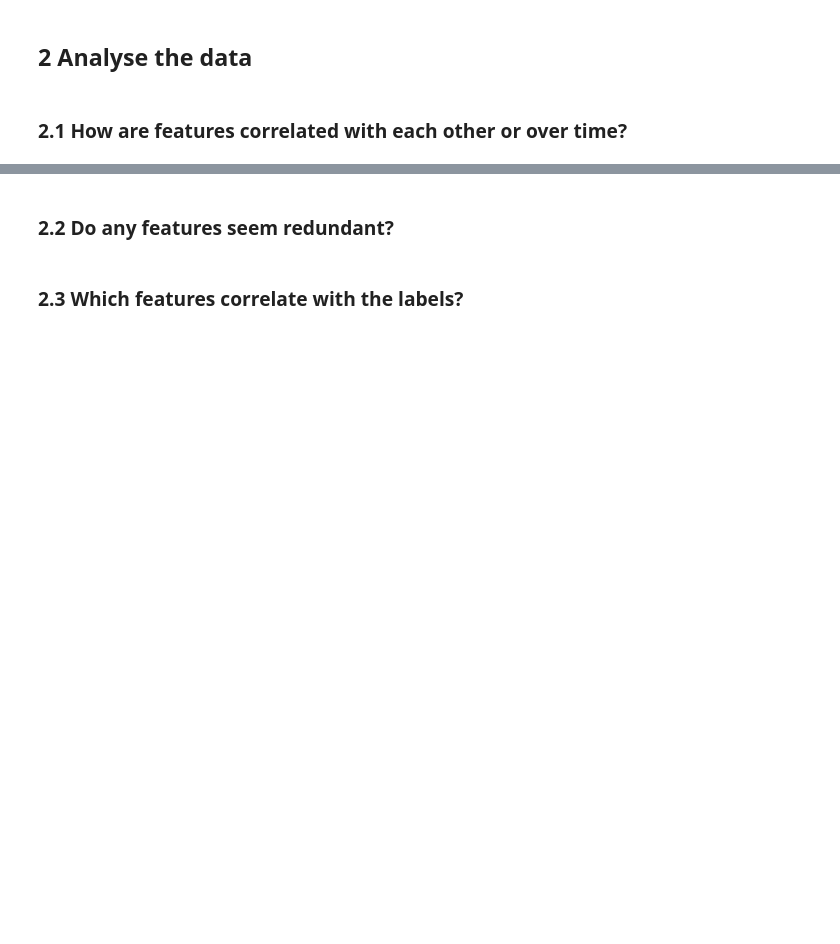
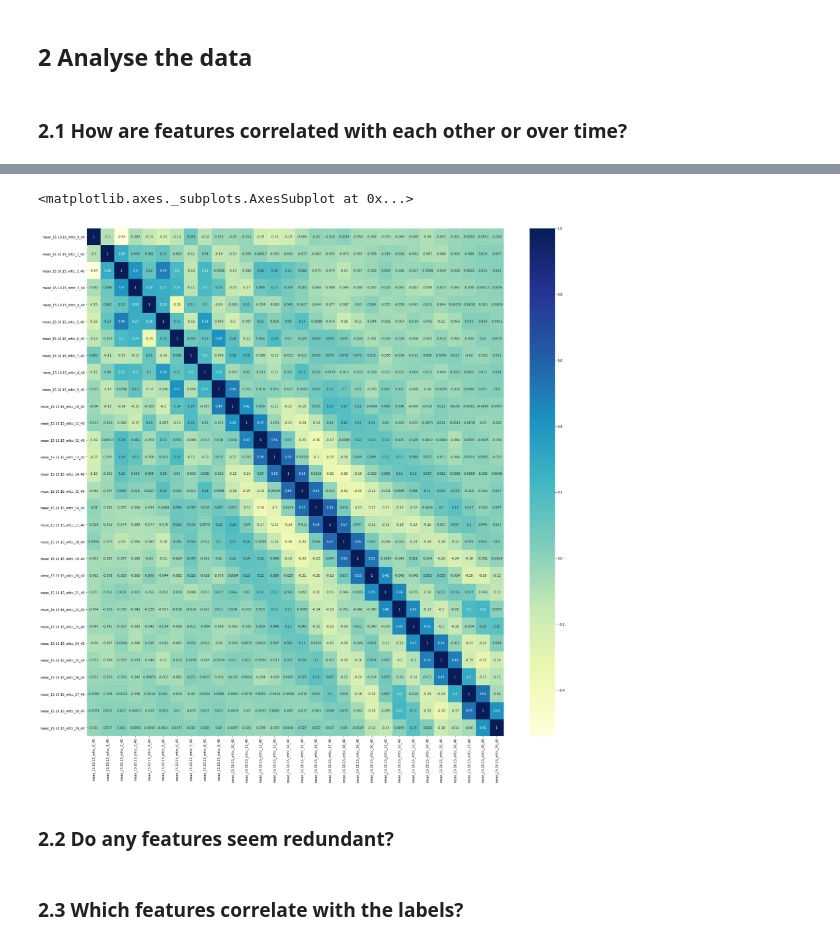
Before and after one commit to elias-gander/MLPC2020, a Jupyter notebook: MPLC2020.ipynb, the cells around one changed output, grey strips where cells are left out. Drawn from its saved outputs; the diff is of its cells as text; code cells hidden in the pictures; blank space fills up the shorter version.

Commit message:
Add colorized correlation matrix and initial work for decision trees

```diff
--- a/MPLC2020.ipynb
+++ b/MPLC2020.ipynb
@@ -40,0 +32,4 @@ data.correlation_matrix().head()
+# %%
+corr = data.correlation_matrix().abs()
+
+corr.head()
@@ -41,2 +44,11 @@ data.correlation_matrix().head()
+# %%
+top_corr = corr.index[:30]
+
+# TODO: select most correlating features
+plt.figure(figsize=(30,30))
+sns.heatmap(data.data[top_corr].corr(), annot=True, cmap="YlGnBu")
+# %% [output]
+<matplotlib.axes._subplots.AxesSubplot at 0x...>
+[figure, added]
 # %% [markdown]
 ### 2.2 Do any features seem redundant?
```
Also changed, not shown: parts of 11 cells of this notebook.
